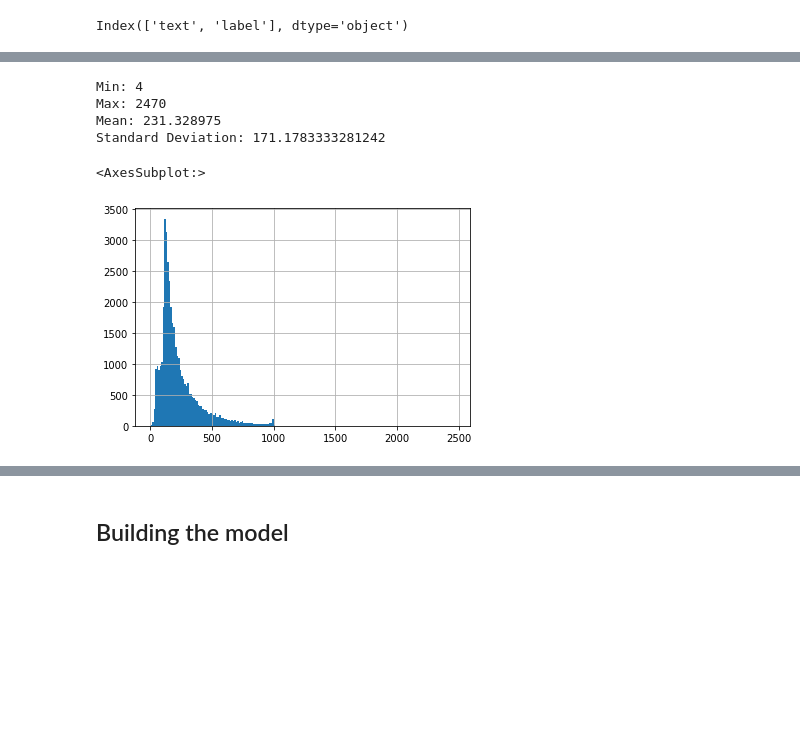
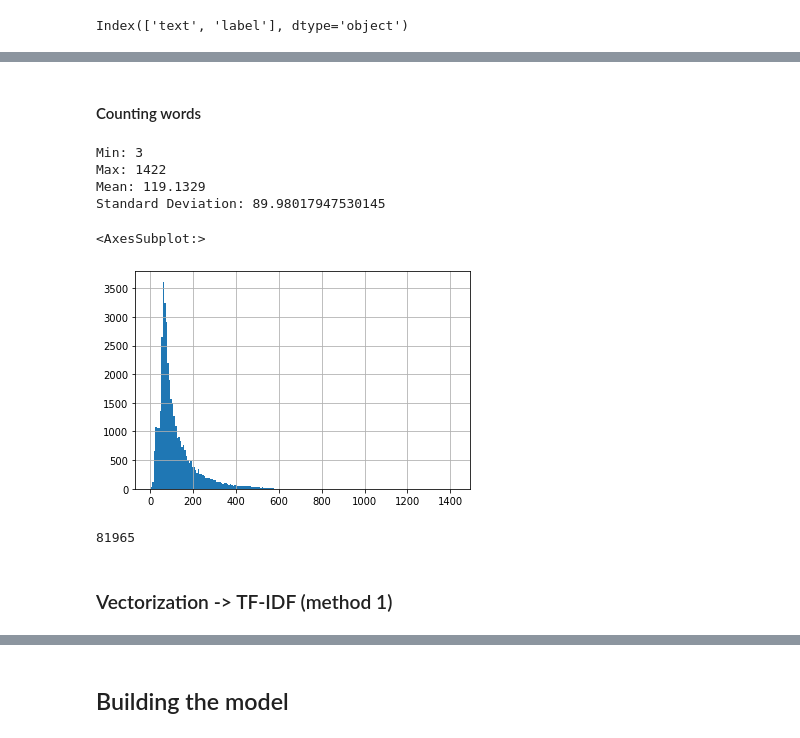
Before and after one commit to Renua-Meireles/sentiment-analisys-with-MLP, a Jupyter notebook: MLP_Sentiment_Analysis_(PIBIC_2021).ipynb, the cells around one changed output, grey strips where cells are left out. Drawn from its saved outputs; the diff is of its cells as text; code cells hidden in the pictures; blank space fills up the shorter version.

Commit message:
tf_idf implemented + text preprocessing

```diff
--- a/MLP_Sentiment_Analysis_(PIBIC_2021).ipynb
+++ b/MLP_Sentiment_Analysis_(PIBIC_2021).ipynb
@@ -70,16 +74,20 @@ Index(['text', 'label'], dtype='object')
 # %%
 import re
-import nltk
 from nltk.corpus import stopwords
+
 nltk.download('stopwords')
-stopwords = stopwords.words('english')
-def clean_text(text:str):
+stop_words = stopwords.words('english')
+
+def clear_text(text:str):
     text = text.lower()
-    text = re.sub(r',|\.|-|\+|\(|\)|\/|"|\'|#', ' ', text)
-    text = re.sub(r'\s\S\s', ' ', text)
-    text = re.sub(r'  +', ' ', text)
-    text = ' '.join(filter(lambda word: word not in stopwords, text.split(' ')))
+    text = re.sub(r'<.*?>', ' ', text) # remove html tags
+    text = re.sub(r'[^A-Za-z0–9]+',' ', text) # remove punctuation
+    text = re.sub(r'  +', ' ', text) # remove extra spaces
+    text = ' '.join(filter(lambda word: word not in stop_words, text.split(' ')))
     return text.strip()
+
+df['text_clean'] = df['text'].apply(clear_text)
+df.head()
 # %% [output]
 [nltk_data] Downloading package stopwords to
 [nltk_data]     C:\Users\renua\AppData\Roaming\nltk_data...
@@ -87,10 +100,0 @@ def clean_text(text:str):
-# %%
-df['text_clean'] = df['text'].apply(clean_text)
-# %%
-unique_words = set()
-cleaned_unique_words = set()
-for text, text_clean in df[['text', 'text_clean']].values:
-    words = text.split()
-    clean_words = text_clean.split()
-    unique_words.update(words)
-    cleaned_unique_words.update(clean_words)
@@ -102,0 +103,13 @@ print(len(cleaned_unique_words))
+# %%
+nltk.download('omw-1.4')
+nltk.download('wordnet')
+nltk.download('punkt')
+
+w_tokenizer = nltk.tokenize.WhitespaceTokenizer()
+lemmatizer = nltk.stem.WordNetLemmatizer()
+
+def lemmatize_text(text):
+    return [lemmatizer.lemmatize(w) for w in w_tokenizer.tokenize(text)]
+
+df['lemmatized_tokens'] = df['text_clean'].apply(lemmatize_text)
+df.head()
@@ -103,18 +165,20 @@ print(len(cleaned_unique_words))
+# %% [markdown]
+#### Counting words
 # %%
-df['word_count'] = df['text'].apply(lambda x: len(x.split(' ')))
+df['word_count'] = df['lemmatized_tokens'].apply(lambda x: len(x))
 
 # print word count statistics
 print('Min:', df['word_count'].min())
 print('Max:', df['word_count'].max())
 print('Mean:', df['word_count'].mean())
 print('Standard Deviation:', df['word_count'].std())
 
 #show the distribution of word count
 df['word_count'].hist(bins=200)
 # %% [output]
-Min: 4
-Max: 2470
-Mean: 231.328975
-Standard Deviation: 171.1783333281242
+Min: 3
+Max: 1422
+Mean: 119.1329
+Standard Deviation: 89.98017947530145
 <AxesSubplot:>
-[figure, old version]
+[figure, new version]
@@ -123,0 +185,7 @@ from sklearn.feature_extraction.text import TfidfVectorizer
+# %%
+unique_words = set(itertools.chain(*df['lemmatized_tokens']))
+len(unique_words)
+# %% [output]
+81965
+# %% [markdown]
+### Vectorization -> TF-IDF (method 1)
```
Also changed, not shown: parts of 33 cells of this notebook.
